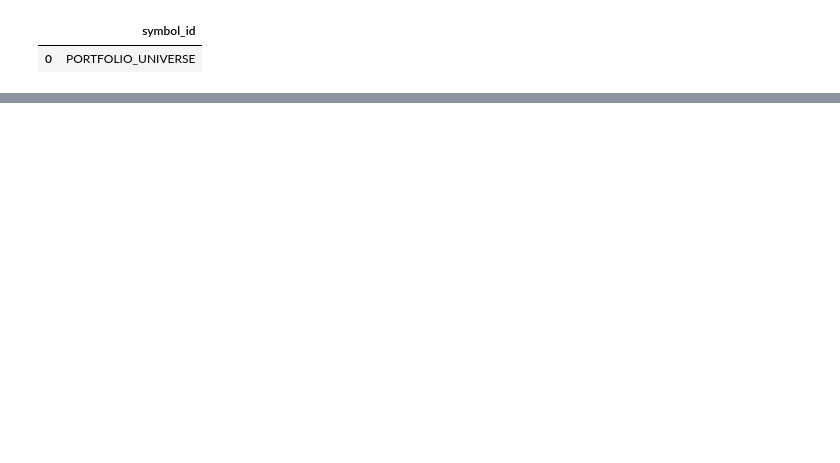
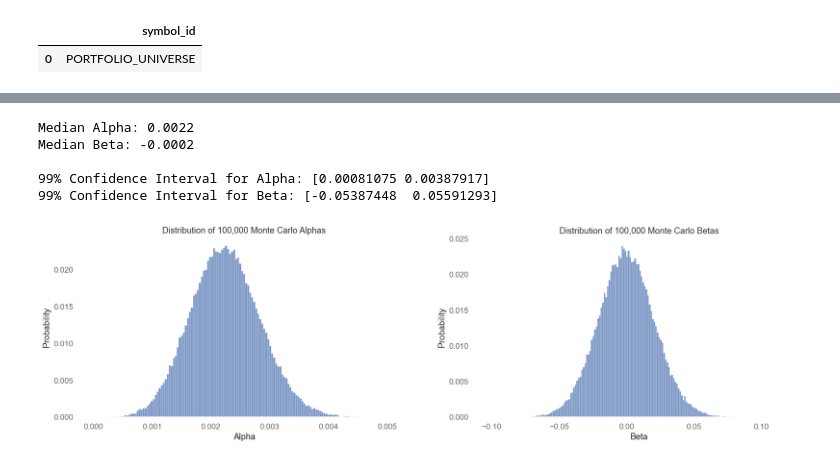
Before and after one commit to Algo-Trading-Project/trading-bot, a Jupyter notebook: notebooks/backtest_dashboard.ipynb, the cells around one changed output, grey strips where cells are left out. Drawn from its saved outputs; the diff is of its cells as text; code cells hidden in the pictures; blank space fills up the shorter version.

```diff
--- a/notebooks/backtest_dashboard.ipynb
+++ b/notebooks/backtest_dashboard.ipynb
@@ -204,0 +238,9 @@ Median Max Drawdown: -88.36%
+# %%
+plot_bootstrapped_alpha_beta(monte_carlo_risk_metrics = bb_metrics, N = N)
+# %% [output]
+Median Alpha: 0.0022
+Median Beta: -0.0002
+
+99% Confidence Interval for Alpha: [0.00081075 0.00387917]
+99% Confidence Interval for Beta: [-0.05387448  0.05591293]
+[figure, added]
```
Also changed, not shown: parts of 28 cells of this notebook, 11 other files.
